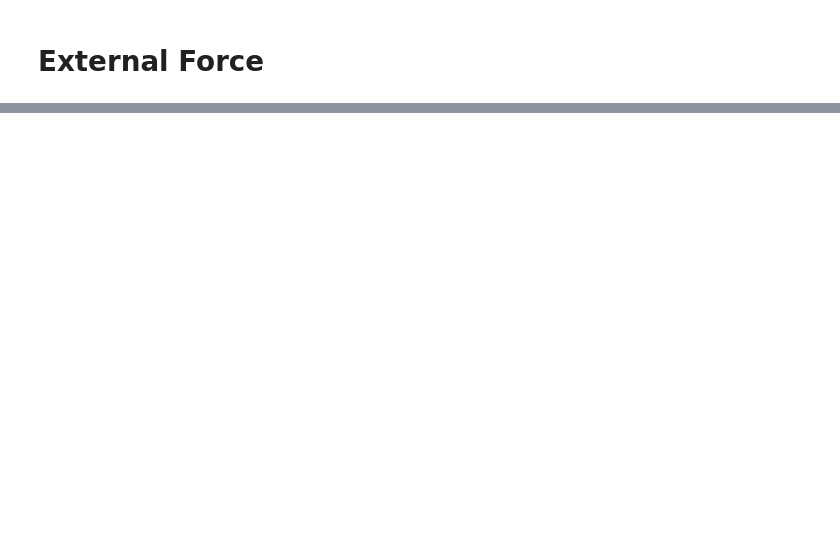
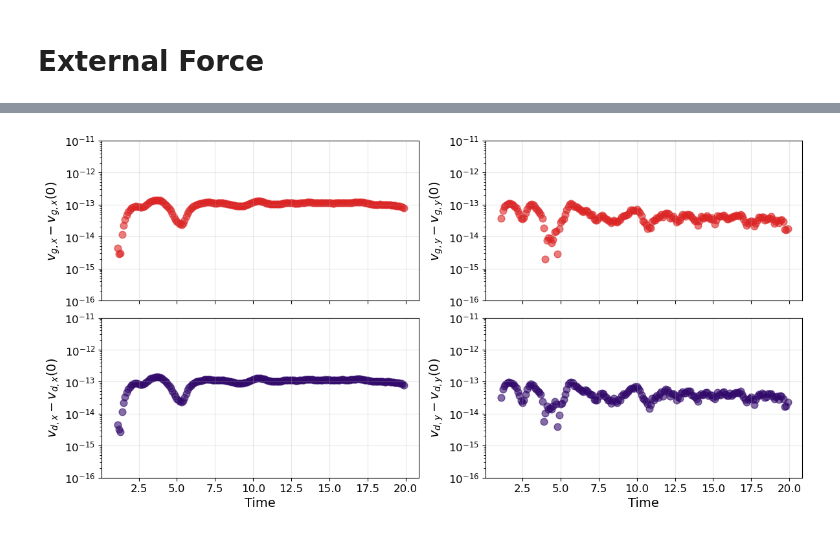
Before and after one commit to Giovanni-Tedeschi/pigpen, a Jupyter notebook: tests.ipynb, the cells around one changed output, grey strips where cells are left out. Cells and saved outputs as stored; diff of their text form; code cells hidden in the pictures; blank space fills up the shorter version.

```diff
--- a/tests.ipynb
+++ b/tests.ipynb
@@ -991,0 +454,34 @@ plt.savefig("EXT_FORCE.png", dpi=600, bbox_inches='tight')
+# %%
+t = np.arange(10,200,1).astype("int")
+fig, axs = plt.subplots(2,2,figsize=(12,6))
+
+data = np.loadtxt(f"{test_folder}/STEADY_STATE_DRIFT/output/DHD/10.txt")
+vgx0 = np.mean(data[:,1])
+vgy0 = np.mean(data[:,2])
+vdx0 = np.mean(data[:,5])
+vdy0 = np.mean(data[:,6])
+
+for it in t:
+    data = np.loadtxt(f"{test_folder}/STEADY_STATE_DRIFT/output/DHD/{it}.txt")
+    axs[0,0].scatter(it/10, np.abs(np.mean(data[:,1]) - vgx0), color='#DC2525', marker='o', alpha=0.6, s=60)
+    axs[0,1].scatter(it/10, np.abs(np.mean(data[:,2]) - vgy0), color='#DC2525', marker='o', alpha=0.6, s=60)
+    axs[1,0].scatter(it/10, np.abs(np.mean(data[:,5]) - vdx0), color='#320A6B', marker='o', alpha=0.6, s=60)
+    axs[1,1].scatter(it/10, np.abs(np.mean(data[:,6]) - vdy0), color='#320A6B', marker='o', alpha=0.6, s=60)
+
+axs[0,0].set_xticklabels([])
+axs[0,1].set_xticklabels([])
+axs[1,0].set_xlabel("Time", fontsize=14)
+axs[1,1].set_xlabel("Time", fontsize=14)
+axs[0,0].set_ylabel(r"$v_{g,x} - v_{g,x}(0)$", fontsize=14)
+axs[0,1].set_ylabel(r"$v_{g,y} - v_{g,y}(0)$", fontsize=14)
+axs[1,0].set_ylabel(r"$v_{d,x} - v_{d,x}(0)$", fontsize=14)
+axs[1,1].set_ylabel(r"$v_{d,y} - v_{d,y}(0)$", fontsize=14)
+for ax in axs.flatten():
+    ax.grid(alpha=0.3)
+    ax.tick_params(labelsize=12)
+    ax.set_yscale('log')
+    ax.set_ylim(1e-16,1e-11)
+fig.tight_layout()
+#fig.savefig(f"{test_folder}/STEADY_STATE_DRIFT.png", dpi=600, bbox_inches='tight')
+# %% [output]
+[figure, added]
```
Also changed, not shown: parts of 44 cells of this notebook, 9 other files.
